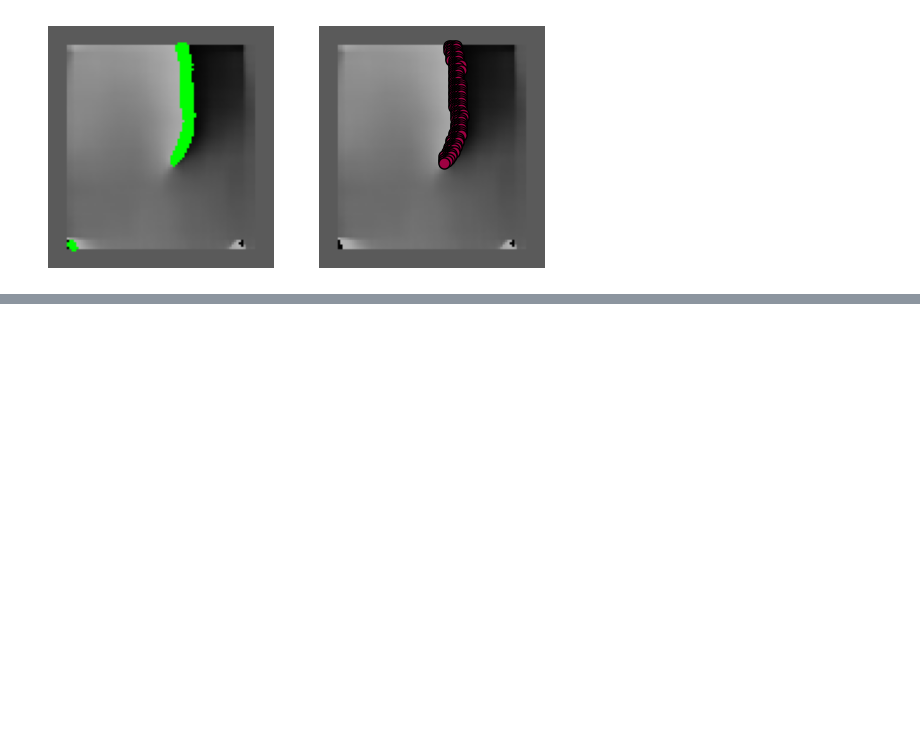
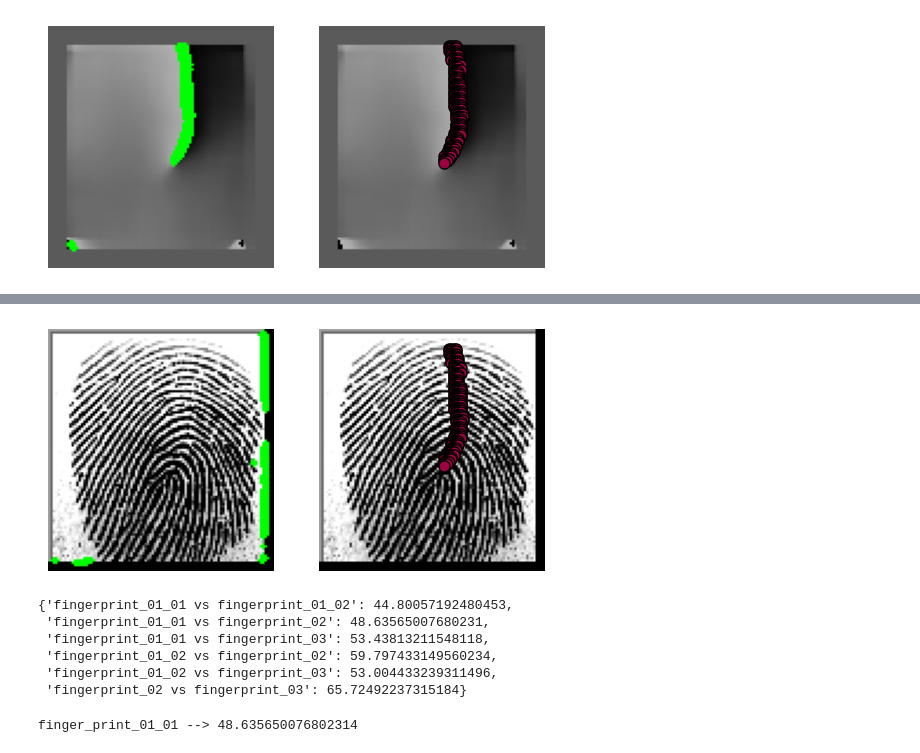
Before and after one commit to FourthCourseProjects/FingerPrintDetection, a Jupyter notebook: main.ipynb, the cells around one changed output, grey strips where cells are left out. Drawn from its saved outputs; the diff is of its cells as text; code cells hidden in the pictures; blank space fills up the shorter version.

```diff
--- a/main.ipynb
+++ b/main.ipynb
@@ -184,0 +217,71 @@ show_cluster(image, dictionary)
+# %%
+show_cluster(fingerprint_03.resized_image, fingerprint_03.clusters)
+# %% [output]
+[figure, added]
+# %%
+finger_prints = [fingerprint_01_01, fingerprint_01_02, fingerprint_02, fingerprint_03]
+names = ["fingerprint_01_01", "fingerprint_01_02", "fingerprint_02", "fingerprint_03"]
+
+class DistanceCalculator:
+    def _calculate_cluster_distances(self, cluster1, cluster2):
+        distances = []
+        for point1 in cluster1:
+            for point2 in cluster2:
+                distances.append(np.linalg.norm(point1 - point2))
+        return distances if distances else [np.inf]
+
+    def distance_for(self, finger_print_1, finger_print_2):
+        min_distances = []
+        for cluster_label1, cluster1 in finger_print_1.clusters.items():
+            for cluster_label2, cluster2 in finger_print_2.clusters.items():
+                distances = self._calculate_cluster_distances(cluster1, cluster2)
+                min_distance = min(distances)
+                min_distances.append(min_distance)
+        return np.mean(min_distances) if min_distances else np.inf
+
+calculator = DistanceCalculator()
+
+def not_computed(i, j):
+    return i < j
+
+fingerprint_comparison_results = {}
+for i, fingerprint1 in enumerate(finger_prints):
+    for j, fingerprint2 in enumerate(finger_prints):
+        if not_computed(i, j):
+            fingerprint_comparison_results[f"{names[i]} vs {names[j]}"] = calculator.distance_for(fingerprint1, fingerprint2)
+
+fingerprint_comparison_results
+# %% [output]
+{'fingerprint_01_01 vs fingerprint_01_02': 44.80057192480453,
+ 'fingerprint_01_01 vs fingerprint_02': 48.63565007680231,
+ 'fingerprint_01_01 vs fingerprint_03': 53.43813211548118,
+ 'fingerprint_01_02 vs fingerprint_02': 59.797433149560234,
+ 'fingerprint_01_02 vs fingerprint_03': 53.004433239311496,
+ 'fingerprint_02 vs fingerprint_03': 65.72492237315184}
+# %%
+class FingerPrintDistanceDTO:
+    def __init__(self, finger_print, distance):
+        self.fingerprint = finger_print
+        self.distance = distance
+
+    def __str__(self):
+        return self.fingerprint.name + " --> " + str(self.distance)
+
+class FingerPrintComparator:
+    def __init__(self, finger_prints):
+        self._fingerprints = finger_prints
+        self._distance_calculator = DistanceCalculator()
+
+    def fingerprint_similar_to(self, this_finger_print):
+        result = FingerPrintDistanceDTO(None, sys.maxsize)
+        for finger_print in self._fingerprints:
+            result = self.assign_to(result, self._distance_calculator.distance_for(this_finger_print, finger_print), finger_print)
+        return result
+
+    def assign_to(self, result, distance, finger_print):
+        return FingerPrintDistanceDTO(finger_print, distance) if distance < result.distance else result
+
+comparator = FingerPrintComparator([fingerprint_01_01, fingerprint_03, fingerprint_01_02])
+print(comparator.fingerprint_similar_to(fingerprint_02))
+# %% [output]
+finger_print_01_01 --> 48.635650076802314
```
Also changed, not shown: parts of 4 cells of this notebook.
